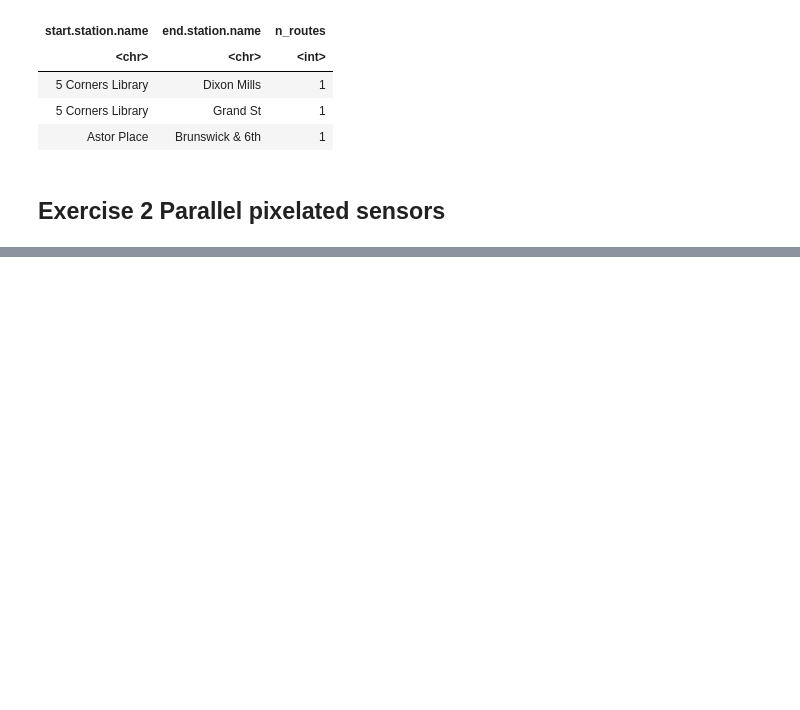
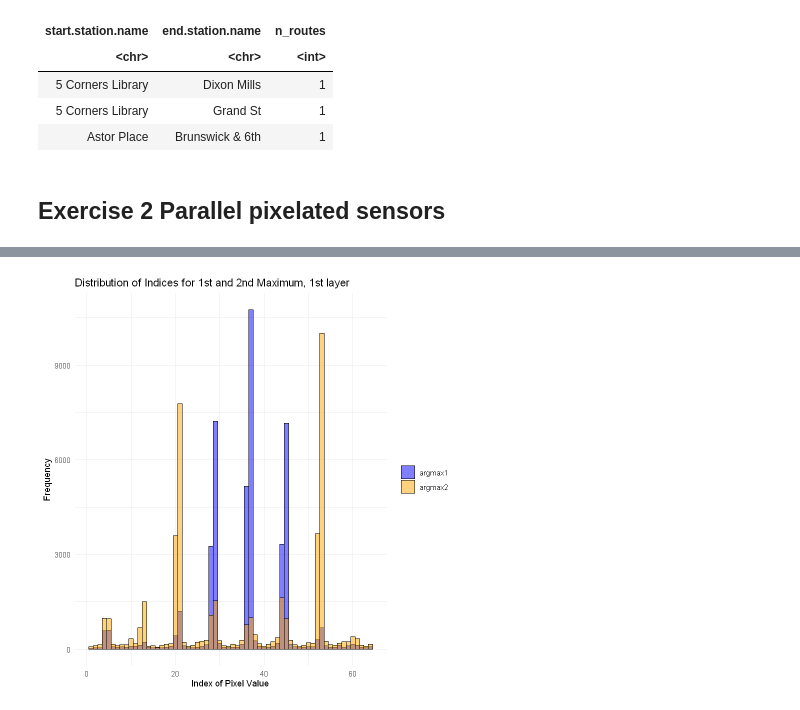
Before and after one commit to angelabortolato/AdvStatistics, a Jupyter notebook: lab1/BortolatoAngela_Lab1.ipynb, the cells around one changed output, grey strips where cells are left out. Cells and saved outputs as stored; diff of their text form; code cells hidden in the pictures; blank space fills up the shorter version.

```diff
--- a/lab1/BortolatoAngela_Lab1.ipynb
+++ b/lab1/BortolatoAngela_Lab1.ipynb
@@ -237,0 +308,16 @@ A tibble: 3 × 3
+# %%
+#Repeat the same plot but excluding events where the maximum signal is less than 10
+pps_mat1_c1 <- pps_mat1[pps_mat1$max1 >= 10, ]
+pps_mat2_c1 <- pps_mat2[pps_mat2$max1 >= 10, ]
+# %%
+ggplot() +
+  geom_histogram(data = pps_mat1_c1, aes(x = argmax1, fill = "argmax1"), binwidth = 1, alpha = 0.5, color = "black") +
+  geom_histogram(data = pps_mat1_c1, aes(x = argmax2, fill = "argmax2"), binwidth = 1, alpha = 0.5, color = "black") +
+  scale_fill_manual(values = c("argmax1" = "blue", "argmax2" = "orange")) +
+  theme_minimal() +
+  labs(title = "Distribution of Indices for 1st and 2nd Maximum, 1st layer",
+       x = "Index of Pixel Value",
+       y = "Frequency") +
+  theme(legend.title = element_blank())
+# %% [output]
+[figure, added]
```
Also changed, not shown: parts of 16 cells of this notebook, 1 other file.
